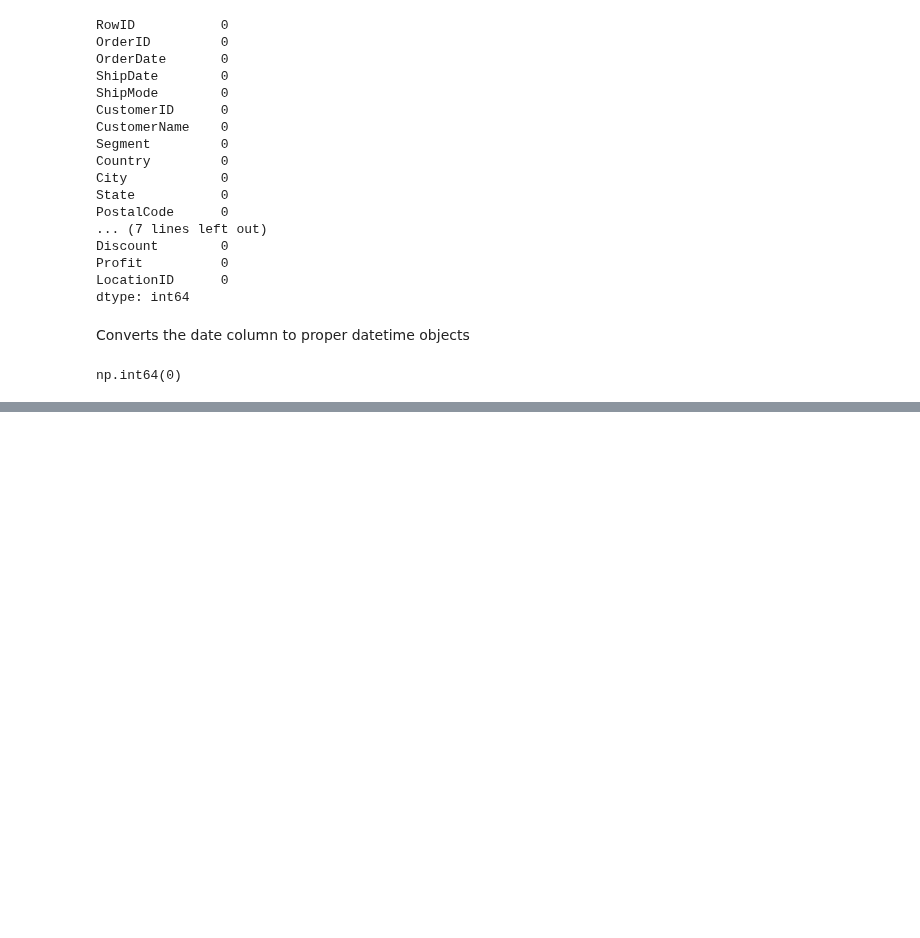
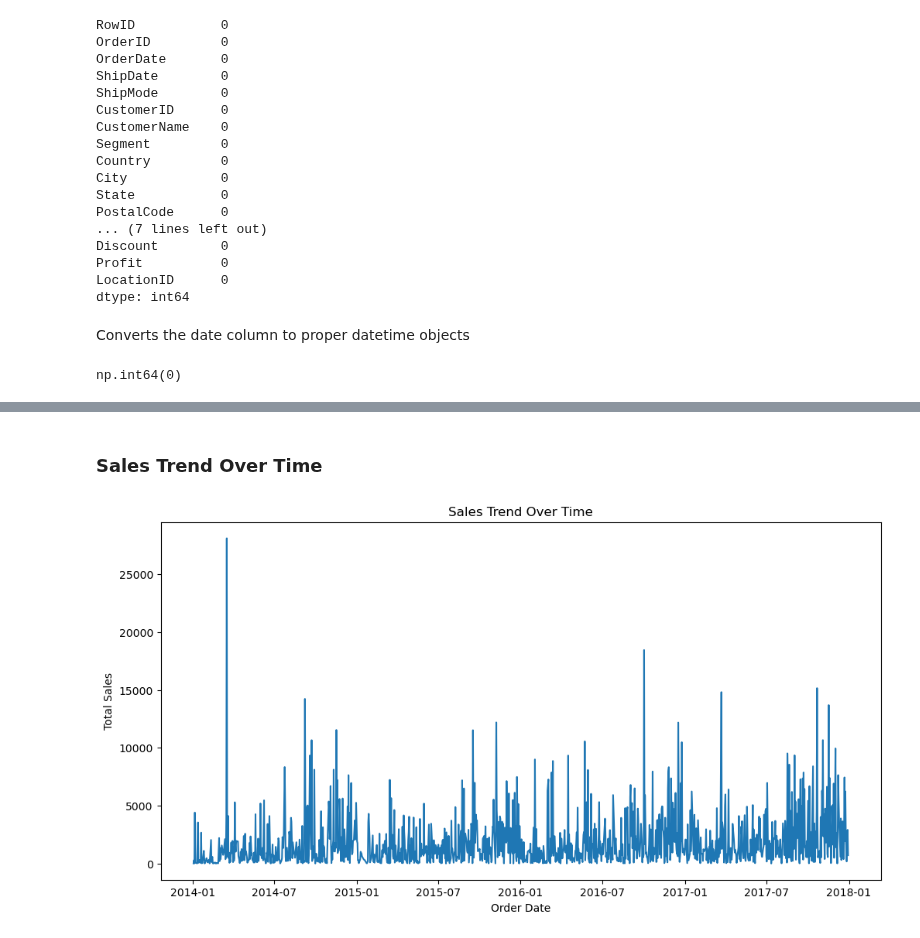
Before and after one commit to bbhatta10/E-Commerce-Sales-Insights-Tableau-Dashboard-, a Jupyter notebook: BI.ipynb, the cells around one changed output, grey strips where cells are left out. Cells and saved outputs as stored; diff of their text form; code cells hidden in the pictures; blank space fills up the shorter version.

Commit message:
visualization of general data trend

```diff
--- a/BI.ipynb
+++ b/BI.ipynb
@@ -830,0 +854,14 @@ np.int64(0)
+# %% [markdown]
+### Sales Trend Over Time
+# %%
+sales_trend = ecom_df_n.groupby('OrderDate')['Sales'].sum()
+
+plt.figure(figsize=(12, 6))
+plt.plot(sales_trend.index, sales_trend.values)
+plt.title('Sales Trend Over Time')
+plt.xlabel('Order Date')
+plt.ylabel('Total Sales')
+plt.grid(False)
+plt.show()
+# %% [output]
+[figure, added]
```
Also changed, not shown: parts of 5 cells of this notebook.
